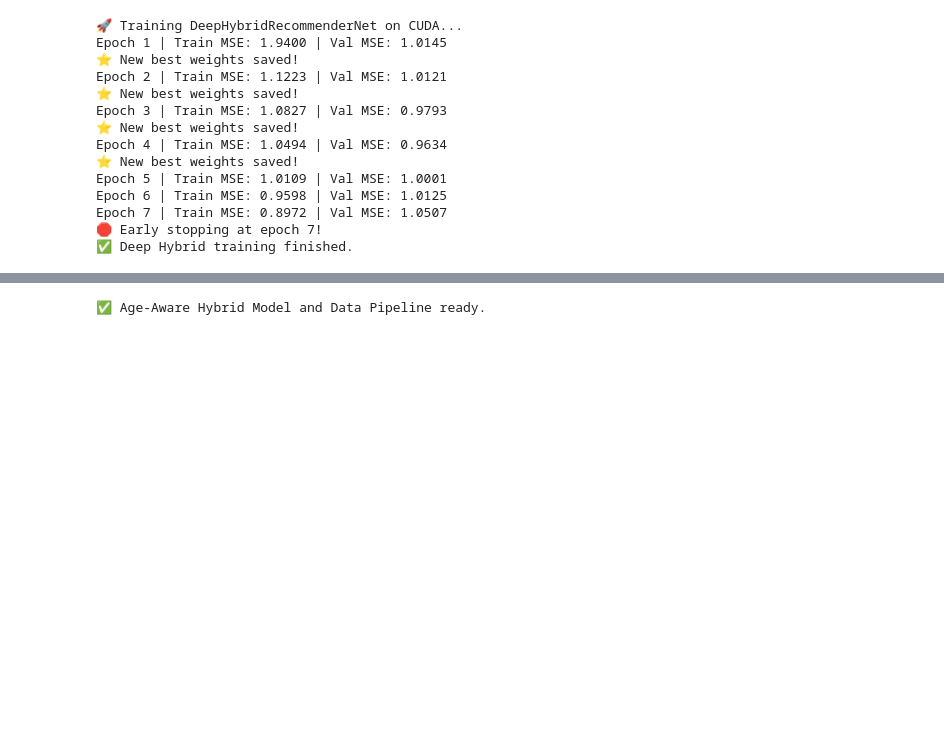
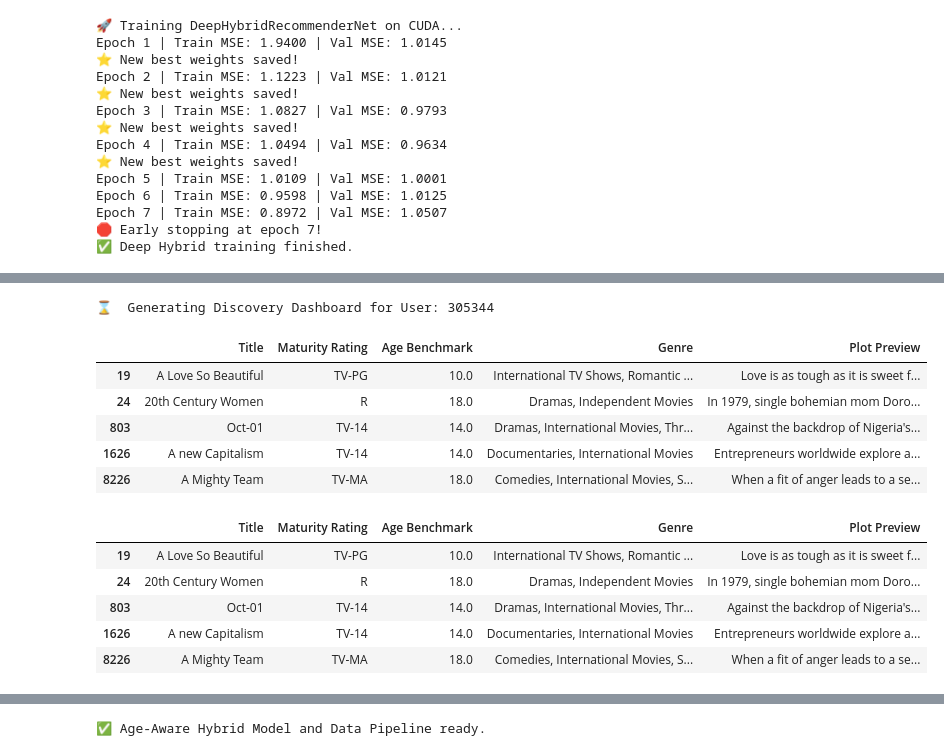
Before and after one commit to hhy37/-ExcelVBA, a Jupyter notebook: 8/17/26_4 NetFlix_CS_Rating_using_Cuda_PyTorch_Namba_Ray_and _ohters_Final.ipynb, the cells around one changed output, grey strips where cells are left out. Cells and saved outputs as stored; diff of their text form; code cells hidden in the pictures; blank space fills up the shorter version.

```diff
--- a/8/17/26_4 NetFlix_CS_Rating_using_Cuda_PyTorch_Namba_Ray_and _ohters_Final.ipynb
+++ b/8/17/26_4 NetFlix_CS_Rating_using_Cuda_PyTorch_Namba_Ray_and _ohters_Final.ipynb
@@ -598,0 +915,39 @@ display(df_final[['title', 'rating', 'Target_Age', 'Target_Age_Norm']].head())
+# %%
+def discovery_dashboard_audit(user_id, model, dataframe, metadata, top_n=5):
+    """
+    Simulates the Personalized Discovery Dashboard.
+    Filters recommendations based on user preference and content maturity.
+    """
+    print(f"⌛  Generating Discovery Dashboard for User: {user_id}")
+
+    # 1. Get user's top personalized recommendations (Simulated for audit)
+    recs = dataframe[dataframe['CustId'] == user_id].sort_values('Rating', ascending=False).head(top_n)
+    movie_ids = recs['MovieId'].tolist()
+
+    # 2. Enrich with Metadata & Maturity Features using df_final
+    results = df_final[df_final['MovieId'].isin(movie_ids)].drop_duplicates('MovieId')
+
+    # 3. Display Dashboard View
+    dashboard_view = results[['title', 'rating', 'Target_Age', 'listed_in', 'description']].copy()
+    dashboard_view.columns = ['Title', 'Maturity Rating', 'Age Benchmark', 'Genre', 'Plot Preview']
+
+    display(dashboard_view)
+    return dashboard_view
+
+# Test the dashboard with our Super-User
+sample_su_id = df_master_7['CustId'].value_counts().index[0]
+discovery_dashboard_audit(sample_su_id, None, df_master_7, metadata_df)
+# %% [output]
+⌛  Generating Discovery Dashboard for User: 305344
+|  | Title | Maturity Rating | Age Benchmark | Genre | Plot Preview |
+| 19 | A Love So Beautiful | TV-PG | 10.0 | International TV Shows, Romantic ... | Love is as tough as it is sweet f... |
+| 24 | 20th Century Women | R | 18.0 | Dramas, Independent Movies | In 1979, single bohemian mom Doro... |
+| 803 | Oct-01 | TV-14 | 14.0 | Dramas, International Movies, Thr... | Against the backdrop of Nigeria's... |
+| 1626 | A new Capitalism | TV-14 | 14.0 | Documentaries, International Movies | Entrepreneurs worldwide explore a... |
+| 8226 | A Mighty Team | TV-MA | 18.0 | Comedies, International Movies, S... | When a fit of anger leads to a se... |
+|  | Title | Maturity Rating | Age Benchmark | Genre | Plot Preview |
+| 19 | A Love So Beautiful | TV-PG | 10.0 | International TV Shows, Romantic ... | Love is as tough as it is sweet f... |
+| 24 | 20th Century Women | R | 18.0 | Dramas, Independent Movies | In 1979, single bohemian mom Doro... |
+| 803 | Oct-01 | TV-14 | 14.0 | Dramas, International Movies, Thr... | Against the backdrop of Nigeria's... |
+| 1626 | A new Capitalism | TV-14 | 14.0 | Documentaries, International Movies | Entrepreneurs worldwide explore a... |
+| 8226 | A Mighty Team | TV-MA | 18.0 | Comedies, International Movies, S... | When a fit of anger leads to a se... |
```
Also changed, not shown: parts of 106 cells of this notebook.
